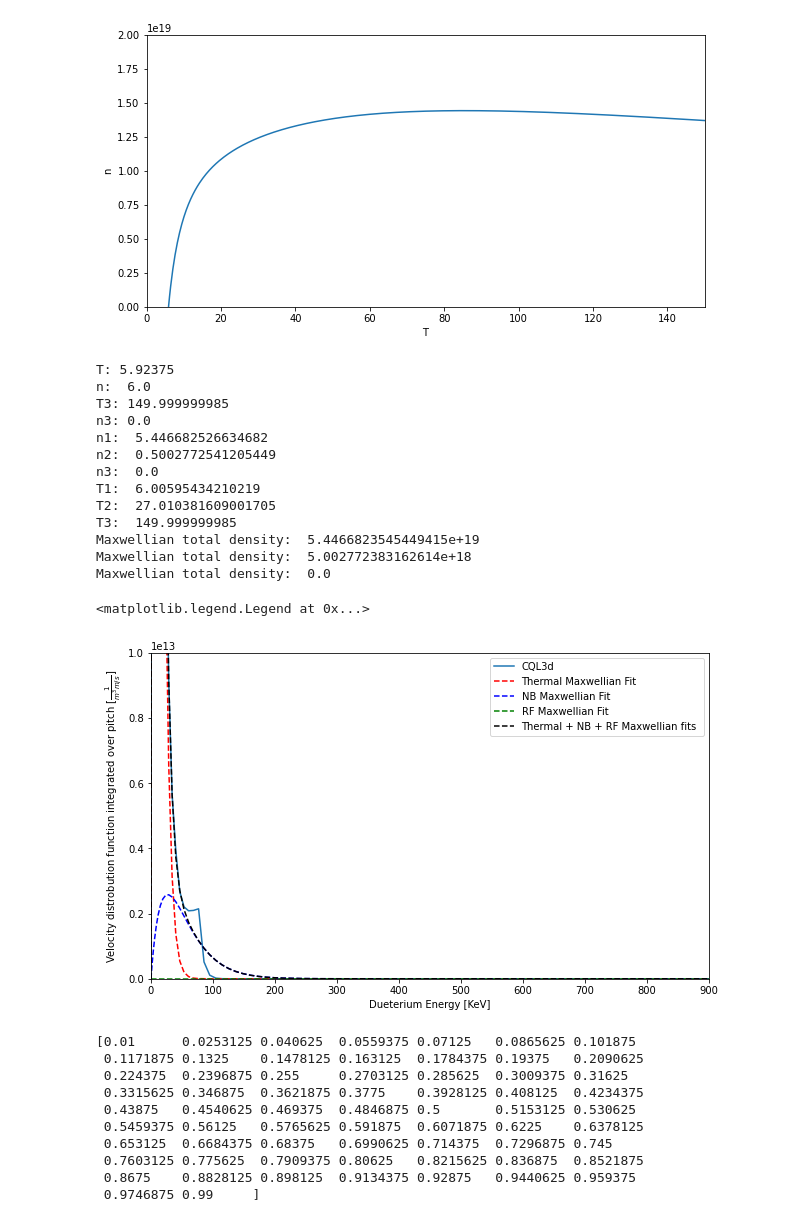
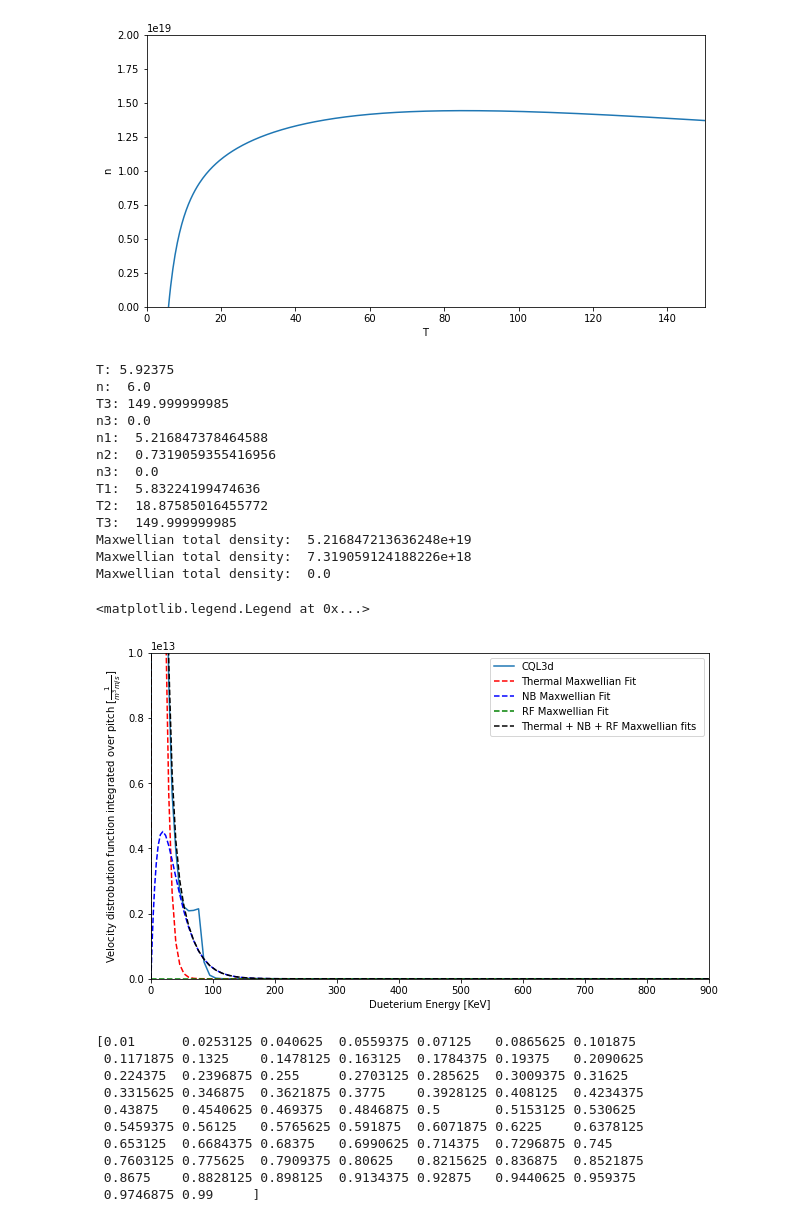
Before and after one commit to vandelij/genray_cql3d_plots, a Jupyter notebook: shots/147634/scan_beam_and_RF/beam_5_RF_testing/make_distrobution.ipynb, the cells around one changed output. Drawn from its saved outputs; the diff is of its cells as text; code cells hidden in the pictures.

```diff
--- a/shots/147634/scan_beam_and_RF/beam_5_RF_testing/make_distrobution.ipynb
+++ b/shots/147634/scan_beam_and_RF/beam_5_RF_testing/make_distrobution.ipynb
@@ -443,7 +443,8 @@ RF power:  0.7795580349938382 MW/m^3
 [figure]
 # %%
 # Functions for fitting distrobution function
-denfact = 3
+denfact_NB = 5 #3
+denfact_RF = 1
 
 def plot_maxwell_given_n_T_enerkev(n, T, enerkev, plotlog, color, label):
     # T in KeV, n in m^-3
@@ -512,8 +513,8 @@ def maxwellian_fit2(enerkev, n1, T1, T2, T3):
     # print('t_slow_NB: ', t_slow_NB)
     # print('t_slow_RF: ', t_slow_RF)
 
-    n2 = denfact*(2/3)*P_NB*t_slow_NB/T2  #TODO: remove x10
-    n3 = denfact*(2/3)*P_RF*t_slow_RF/T3
+    n2 = denfact_NB*(2/3)*P_NB*t_slow_NB/T2  #TODO: remove x10
+    n3 = denfact_RF*(2/3)*P_RF*t_slow_RF/T3
     #print('>> n2: ', n2)
     n1 = n1*1e19  # m^-3
 
@@ -591,8 +592,8 @@ def fit_three_guassians_to_cql2(enerkev, cql_nc, rhoindex, bounds):
     v3 = np.sqrt(2*T3_J/M)
     t_slow_NB = get_beam_slowing_down_time(v2, T, n, Zb=1, mb=M, mi=M)
     t_slow_RF = get_beam_slowing_down_time(v3, T, n, Zb=1, mb=M, mi=M)
-    n2 = denfact*(2/3)*P_NB*t_slow_NB/T2_J
-    n3 = denfact*(2/3)*P_RF*t_slow_RF/T3_J
+    n2 = denfact_NB*(2/3)*P_NB*t_slow_NB/T2_J
+    n3 = denfact_RF*(2/3)*P_RF*t_slow_RF/T3_J
     print('T3:', T3)
     print('n3:', n3)
     return integrated_over_pitch, n1, T1, n2/1e19, T2, n3/1e19, T3 # TODO: deal with this
@@ -611,7 +612,7 @@ n1U = n
 T1L = 0.8*T
 T1U = 1.2*T
 
-T2L = 4*T #1.5*T
+T2L = 1.5*T#4*T #1.5*T
 T2U = 40
 
 T3L = 140
@@ -647,40 +648,40 @@ plt.plot(enerkev, integrated_over_pitch, label='CQL3d')
 
 max_energy_gridTH, max_TH = plot_maxwell_given_n_T_enerkev(n_th*1e19, T_th, enerkev, plotlog=False, color='red', label='Thermal Maxwellian Fit')
 max_energy_gridNB, max_NB = plot_maxwell_given_n_T_enerkev(n_NB*1e19, T_NB, enerkev, plotlog=False, color='blue', label='NB Maxwellian Fit')
 max_energy_gridRF, max_RF = plot_maxwell_given_n_T_enerkev(n_RF*1e19, T_RF, enerkev, plotlog=False, color='green', label='RF Maxwellian Fit')
 
 # get_max_fvsqTH = interp1d(max_energy_gridTH, max_TH, kind='cubic')
 # m_TH = get_max_fvsqTH(np.ma.getdata(enerkev))
 
 # get_max_fvsqNB = interp1d(max_energy_gridNB, max_NB, kind='cubic')
 # m_NB = get_max_fvsqNB(np.ma.getdata(enerkev))
 
 # get_max_fvsqRF = interp1d(max_energy_gridRF, max_RF, kind='cubic')
 # m_RF = get_max_fvsqRF(np.ma.getdata(enerkev))
 
 
 plt.plot(enerkev,  max_TH + max_NB + max_RF, '--', label='Thermal + NB + RF Maxwellian fits ', color='black')
 plt.xlabel('Dueterium Energy [KeV]')
 plt.ylabel(r'Velocity distrobution function integrated over pitch [$\frac{1}{m^3 m/s}$]')
 plt.xlim(0, 900)
 plt.ylim(0, (1e13))
 plt.legend()
 # %% [output]
 T: 5.92375
 n:  6.0
 T3: 149.999999985
 n3: 0.0
-n1:  5.446682526634682
-n2:  0.5002772541205449
+n1:  5.216847378464588
+n2:  0.7319059355416956
 n3:  0.0
-T1:  6.00595434210219
-T2:  27.010381609001705
+T1:  5.83224199474636
+T2:  18.87585016455772
 T3:  149.999999985
-Maxwellian total density:  5.4466823545449415e+19
-Maxwellian total density:  5.002772383162614e+18
+Maxwellian total density:  5.216847213636248e+19
+Maxwellian total density:  7.319059124188226e+18
 Maxwellian total density:  0.0
 <matplotlib.legend.Legend at 0x...>
-[figure, old version]
+[figure, new version]
 # %%
 # Create arrays to hold the thermal, neutral beam, and maxwellian profiles over rho
 
```
Also changed, not shown: parts of 4 cells of this notebook.
